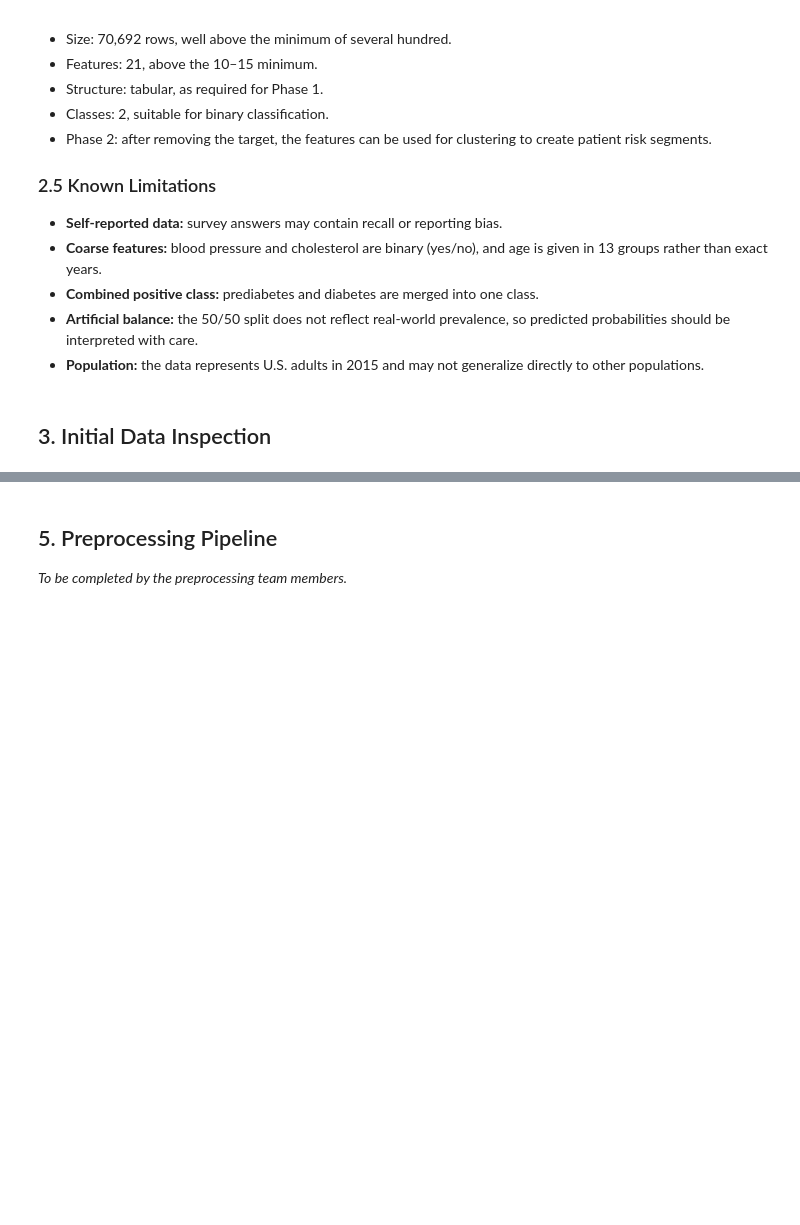
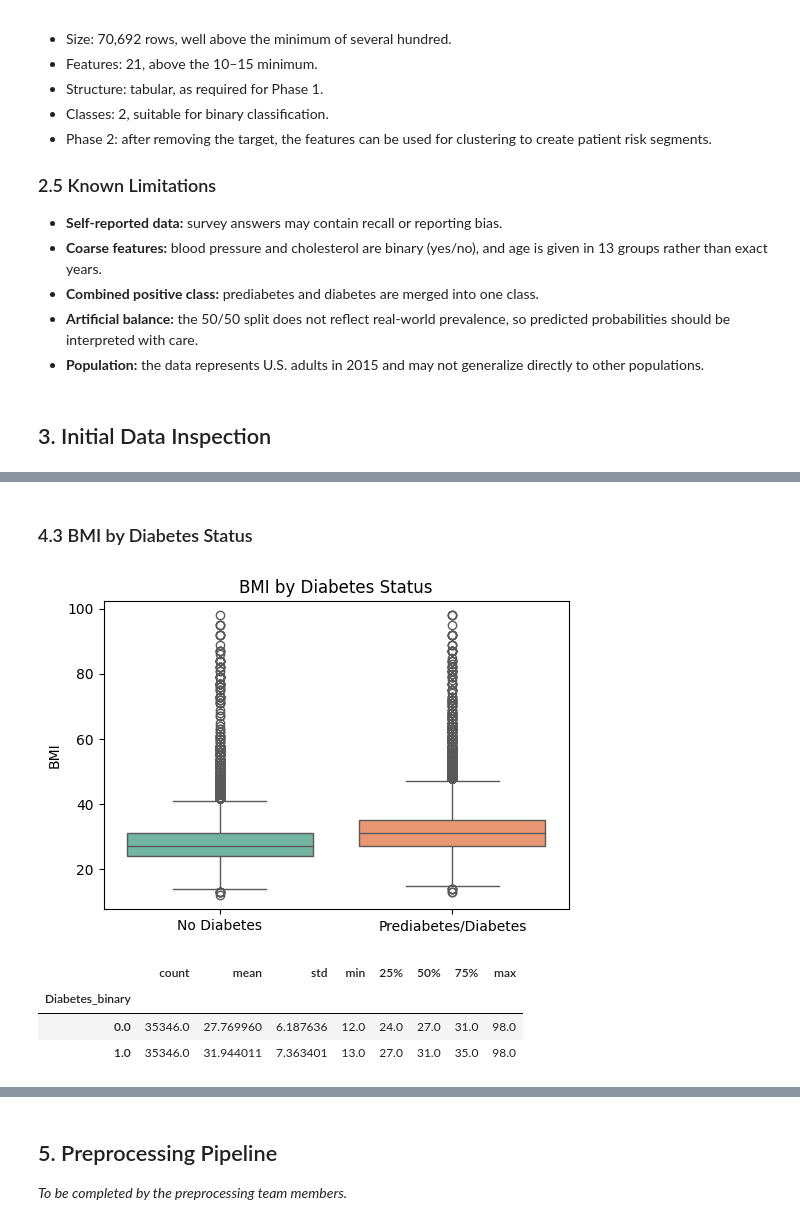
Before and after one commit to DeemaAlhudaithi/SW485-Project-Group3, a Jupyter notebook: Phase1_Data_Exploration.ipynb, the cells around one changed output, grey strips where cells are left out. Cells and saved outputs as stored; diff of their text form; code cells hidden in the pictures; blank space fills up the shorter version.

```diff
--- a/Phase1_Data_Exploration.ipynb
+++ b/Phase1_Data_Exploration.ipynb
@@ -93,0 +179,19 @@ _To be completed by the EDA team members._
+# %% [markdown]
+### 4.3 BMI by Diabetes Status
+# %%
+plt.figure(figsize=(6, 4))
+sns.boxplot(x="Diabetes_binary", y="BMI", hue="Diabetes_binary", data=df,
+            palette="Set2", legend=False)
+plt.xticks([0, 1], ["No Diabetes", "Prediabetes/Diabetes"])
+plt.xlabel("")
+plt.title("BMI by Diabetes Status")
+plt.savefig("EDA_plots/03_bmi_boxplot.png", dpi=150, bbox_inches="tight")
+plt.show()
+
+df.groupby("Diabetes_binary")["BMI"].describe()
+# %% [output]
+[figure, added]
+|  | count | mean | std | min | 25% | 50% | 75% | max |
+| Diabetes_binary |  |  |  |  |  |  |  |  |
+| 0.0 | 35346.0 | 27.769960 | 6.187636 | 12.0 | 24.0 | 27.0 | 31.0 | 98.0 |
+| 1.0 | 35346.0 | 31.944011 | 7.363401 | 13.0 | 27.0 | 31.0 | 35.0 | 98.0 |
```
Also changed, not shown: parts of 31 cells of this notebook.
